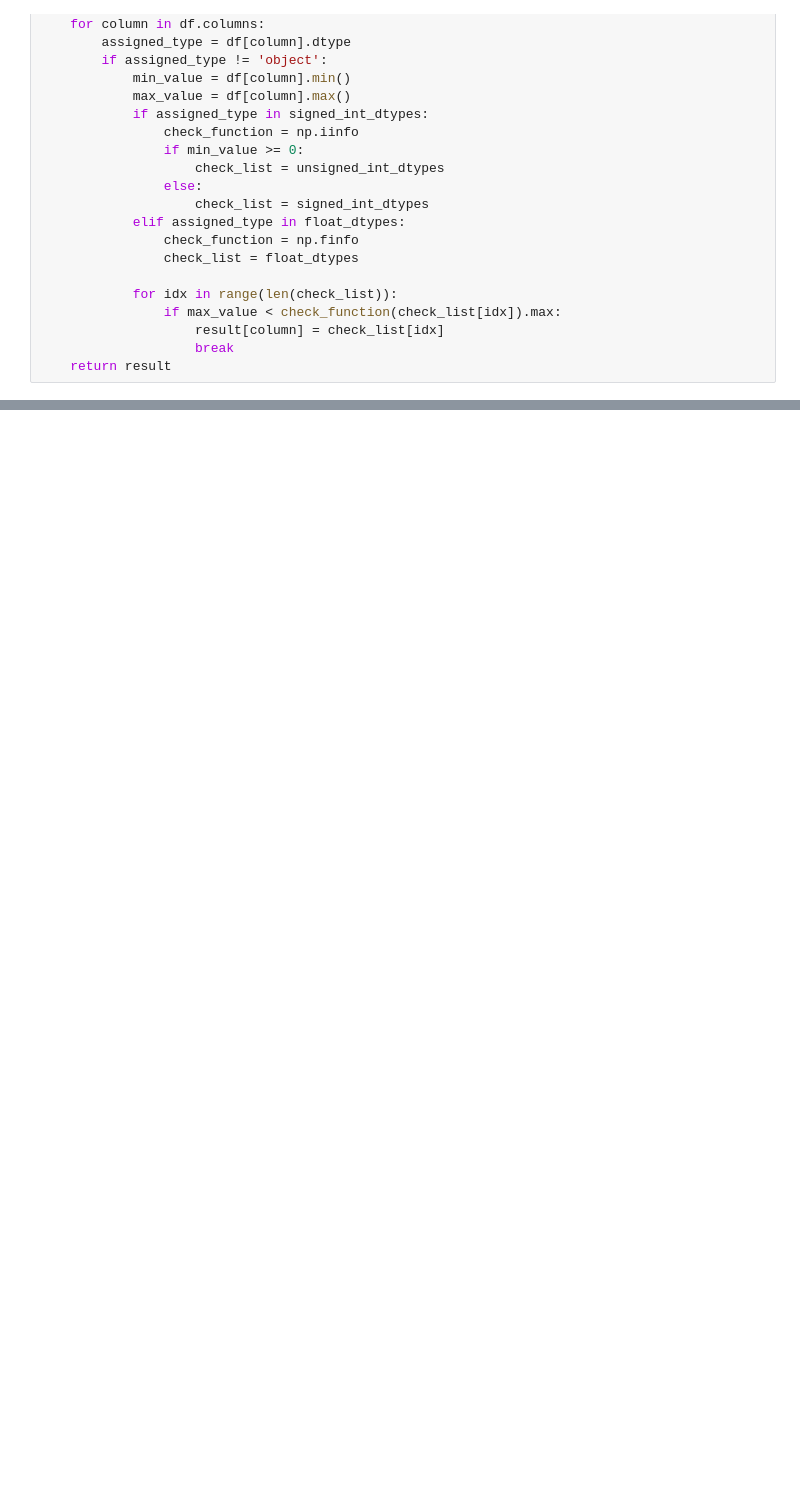
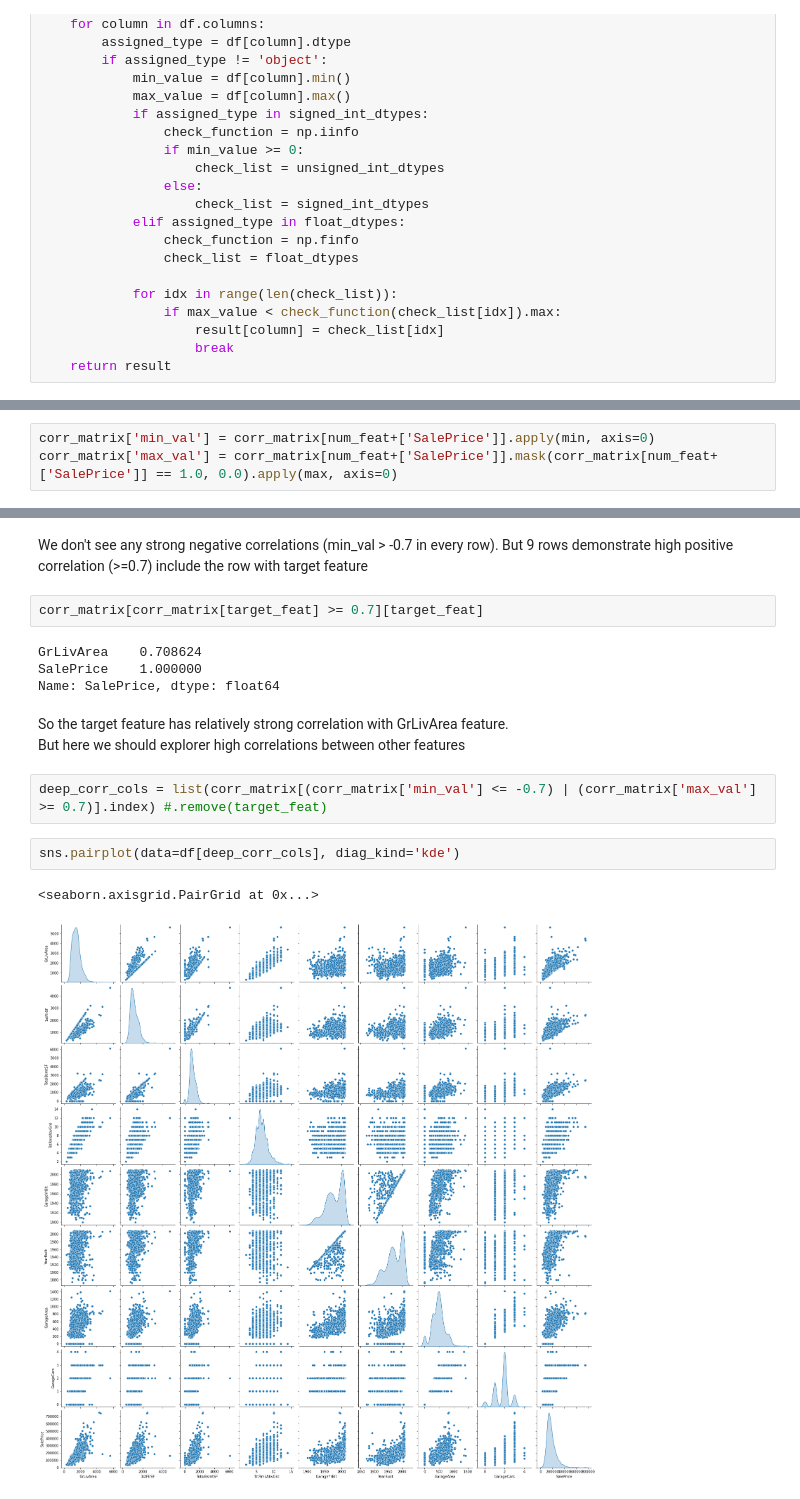
Before and after one commit to sharuhinda/adv_regression_example, a Jupyter notebook: data_exploration.ipynb, the cells around one changed output, grey strips where cells are left out. Drawn from its saved outputs; the diff is of its cells as text; blank space fills up the shorter version.

```diff
--- a/data_exploration.ipynb
+++ b/data_exploration.ipynb
@@ -254,0 +344,3 @@ sns.relplot(data=df, x='LotArea', y='SalePrice')
+# %%
+corr_matrix['min_val'] = corr_matrix[num_feat+['SalePrice']].apply(min, axis=0)
+corr_matrix['max_val'] = corr_matrix[num_feat+['SalePrice']].mask(corr_matrix[num_feat+['SalePrice']] == 1.0, 0.0).apply(max, axis=0)
@@ -254,0 +361,18 @@ sns.relplot(data=df, x='LotArea', y='SalePrice')
+# %% [markdown]
+We don't see any strong negative correlations (min_val > -0.7 in every row). But 9 rows demonstrate high positive correlation (>=0.7) include the row with target feature
+# %%
+corr_matrix[corr_matrix[target_feat] >= 0.7][target_feat]
+# %% [output]
+GrLivArea    0.708624
+SalePrice    1.000000
+Name: SalePrice, dtype: float64
+# %% [markdown]
+So the target feature has relatively strong correlation with GrLivArea feature.
+But here we should explorer high correlations between other features
+# %%
+deep_corr_cols = list(corr_matrix[(corr_matrix['min_val'] <= -0.7) | (corr_matrix['max_val'] >= 0.7)].index) #.remove(target_feat)
+# %%
+sns.pairplot(data=df[deep_corr_cols], diag_kind='kde')
+# %% [output]
+<seaborn.axisgrid.PairGrid at 0x...>
+[figure, added]
```
Also changed, not shown: parts of 162 cells of this notebook, 4 other files.
